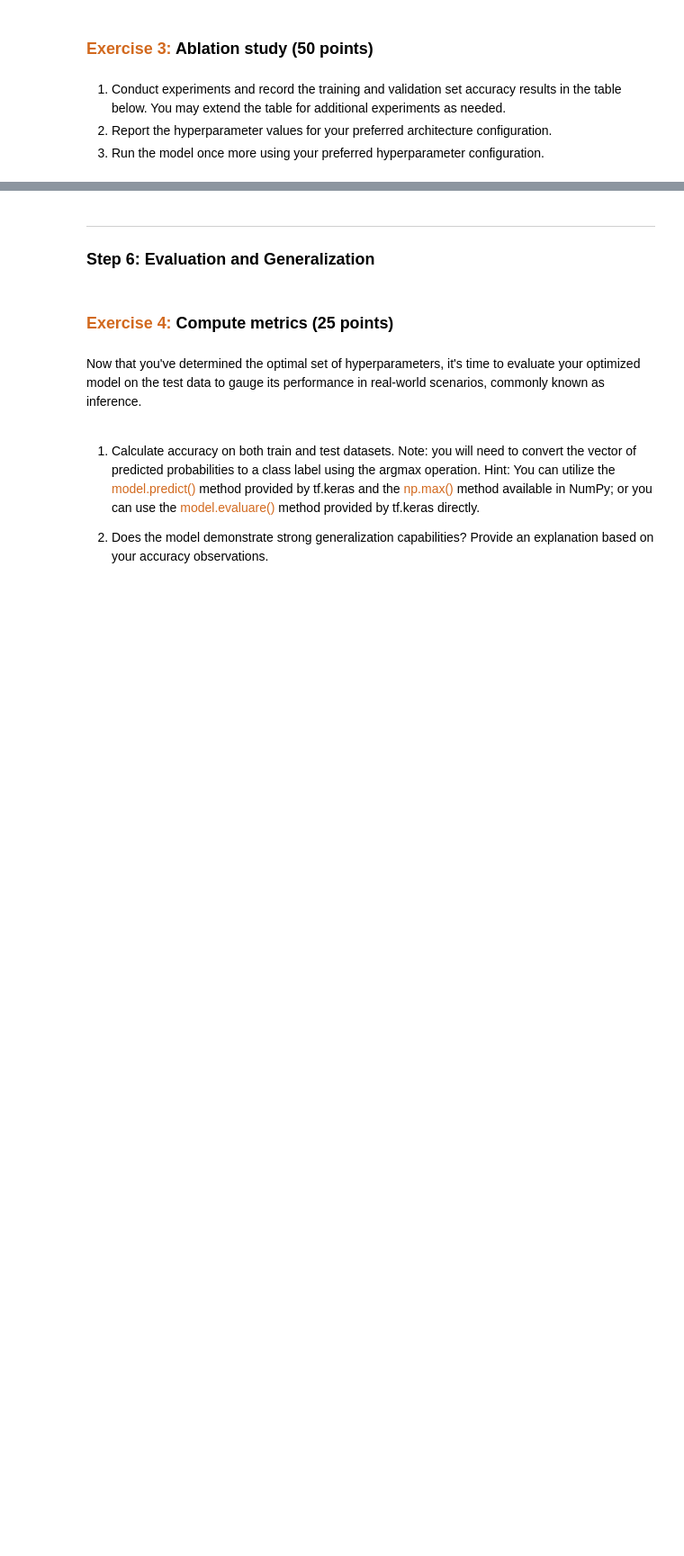
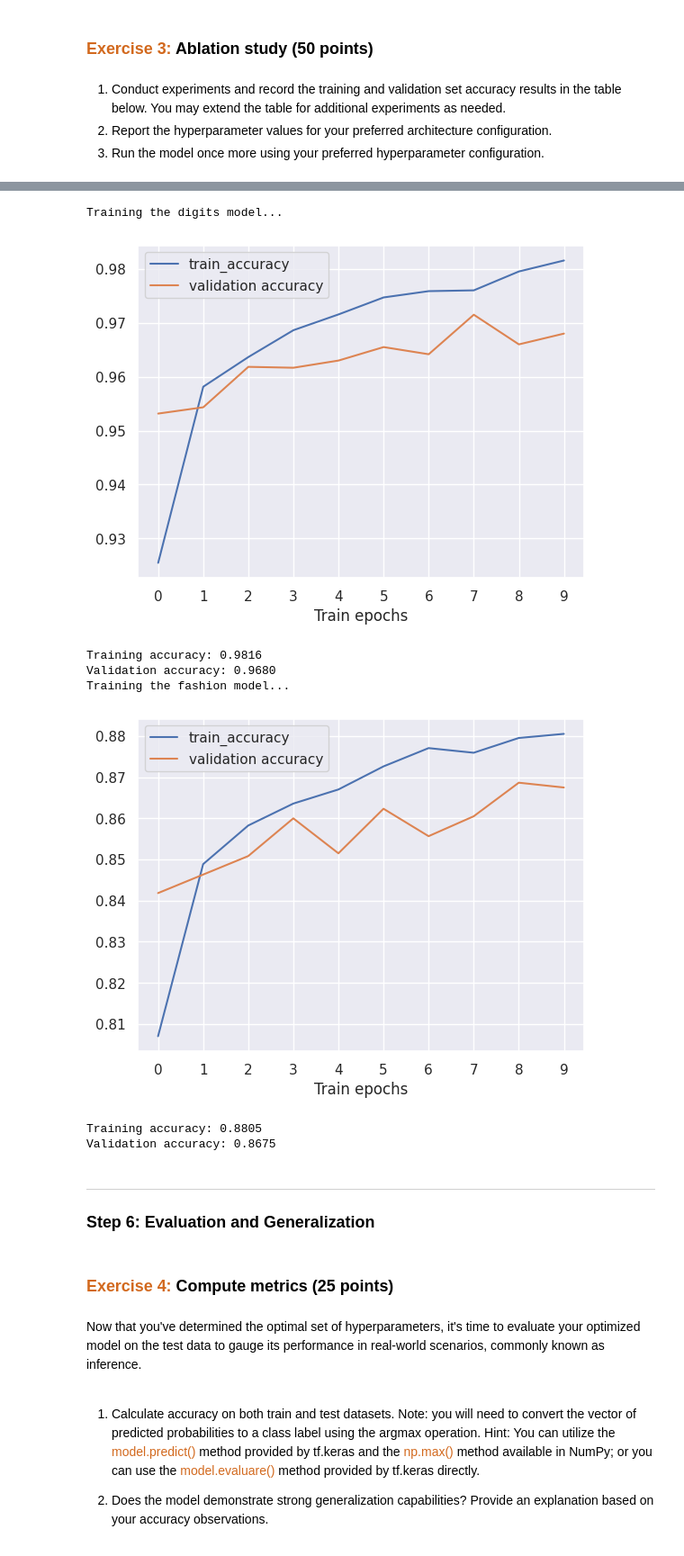
Before and after one commit to ming-berkeley/ds207_assignments, a Jupyter notebook: 06 Neural Networks.ipynb, the cells around one changed output, grey strips where cells are left out. Shown at 90% size. Cells and saved outputs as stored; diff of their text form; code cells hidden in the pictures; blank space fills up the shorter version.

```diff
--- a/06 Neural Networks.ipynb
+++ b/06 Neural Networks.ipynb
@@ -105,6 +167,11 @@ Complete the following task:
 # %% [markdown]
 1. Fill in the <span style="color:chocolate">build_model()</span> function below, including all the arguments listed in the function definition. Note: the activation function parameter is only for the the hidden layers; use the appropriate final classification function for the final layer.
 # %%
+import tensorflow as tf
+from tensorflow.keras.models import Sequential
+from tensorflow.keras.layers import Dense, InputLayer, Flatten
+
+
 def build_model(n_classes,
                 hidden_layer_sizes=[],
                 activation='relu',
@@ -129,7 +196,24 @@ def build_model(n_classes,
     tf.random.set_seed(0)
 
     # YOUR CODE HERE
-    model = NotImplemented
+    model = Sequential()
+
+    model.add(InputLayer(shape = (28, 28)))
+    model.add(Flatten())
+
+    for units in hidden_layer_sizes:
+        model.add(Dense(units = units, activation = activation))
+
+    model.add(Dense(units = n_classes, activation = "softmax"))
+
+    if optimizer.upper() == "SGD":
+        opt = tf.keras.optimizers.SGD(learning_rate = learning_rate)
+    elif optimizer.upper() == "ADAM":
+        opt = tf.keras.optimizers.Adam(learning_rate = learning_rate)
+    else:
+        raise ValueError(f"Unsupported optimizer, {optimizer}. Please use either 'SDG' or 'Adam'.")
+
+    model.compile(optimizer = opt, loss = "sparse_categorical_crossentropy", metrics = [metric])
 
     return model
 # %% [markdown]
@@ -225,3 +415,15 @@ Data | Hidden sizes | Activation| Optimizer | Learning rate | #Parameters | Trai
+# %%
+model_digit = train_and_evaluate(data='digits', hidden_layer_sizes=[256, 128], activation='relu', optimizer='Adam', learning_rate=0.01, metric='accuracy', num_epochs=10)
+model_fashion = train_and_evaluate(data='fashion', hidden_layer_sizes=[256, 128], activation='relu', optimizer='Adam', learning_rate=0.01, metric='accuracy', num_epochs=10)
+# %% [output]
+Training the digits model...
+[figure, added]
+Training accuracy: 0.9816
+Validation accuracy: 0.9680
+Training the fashion model...
+[figure, added]
+Training accuracy: 0.8805
+Validation accuracy: 0.8675
 # %% [markdown]
 ---
 ### Step 6: Evaluation and Generalization
```
Also changed, not shown: parts of 15 cells of this notebook.
